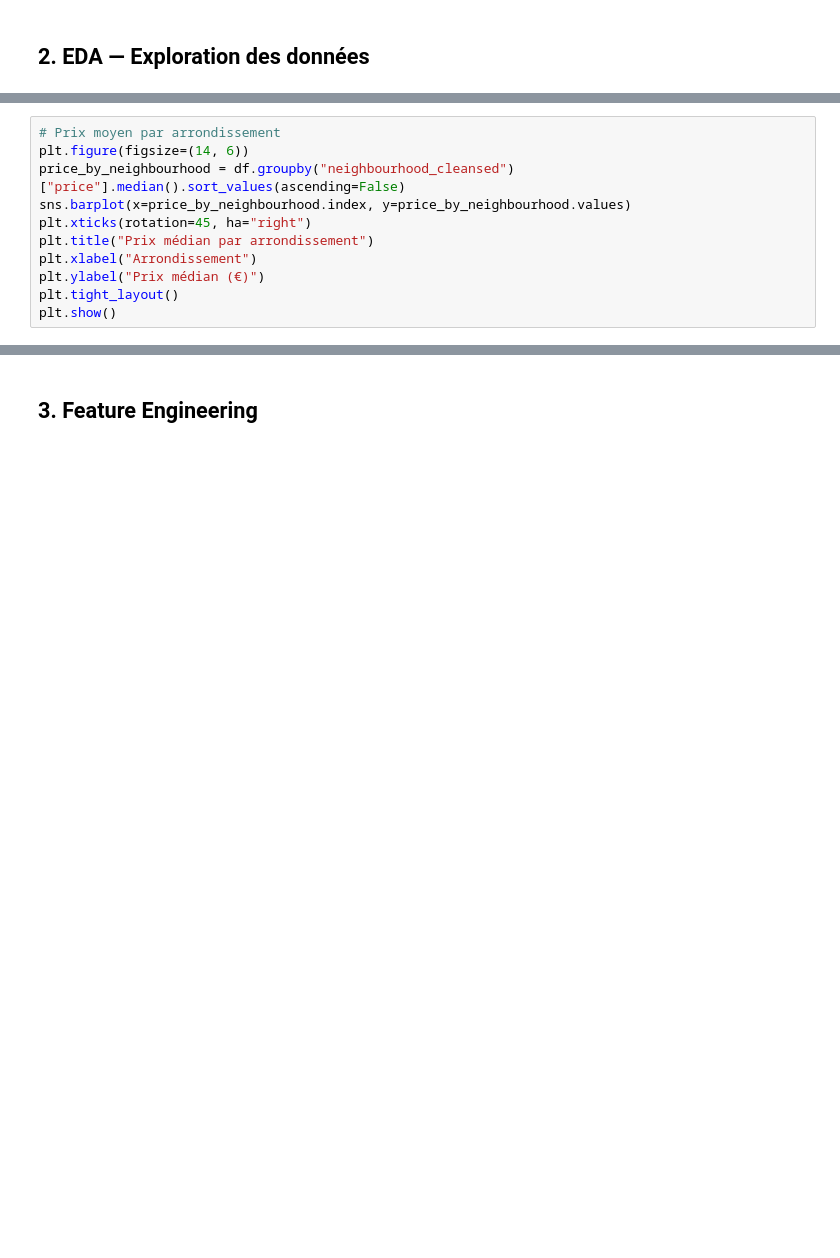
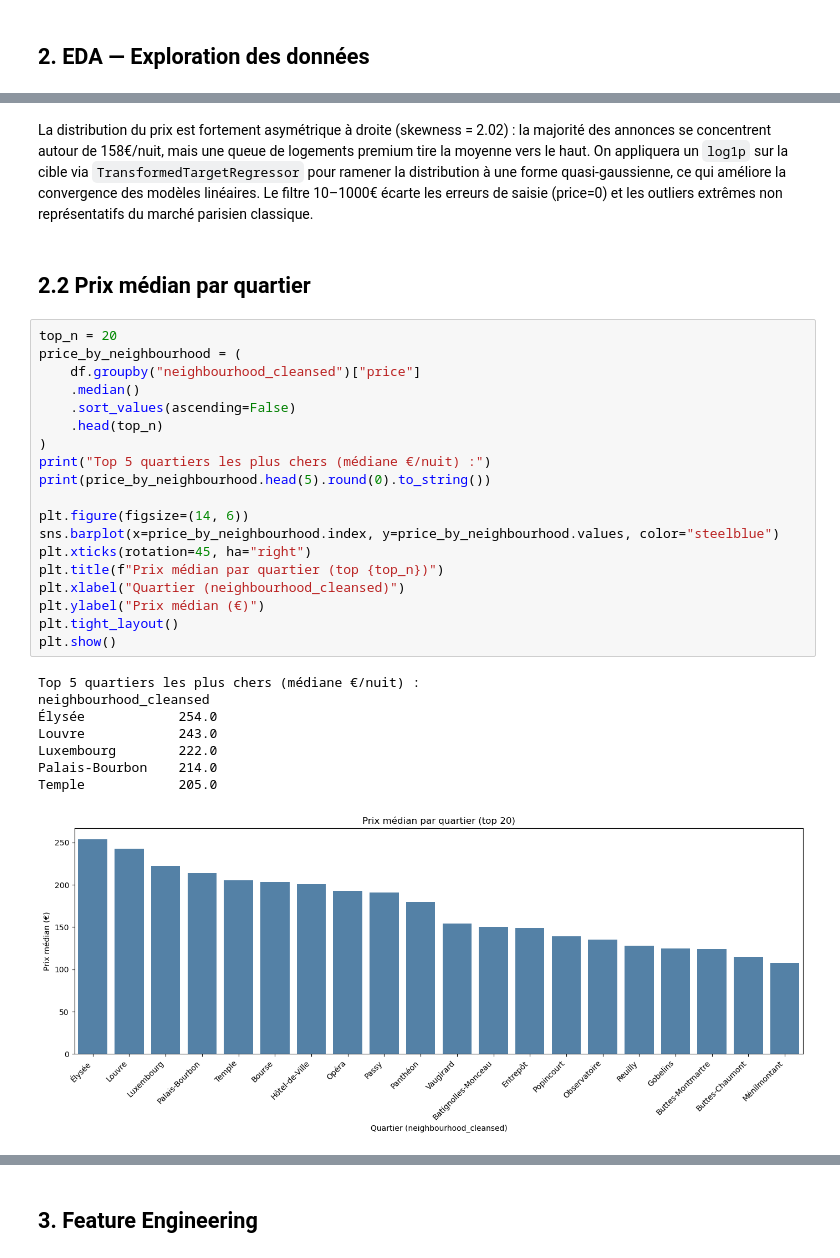
Before and after one commit to Ismaelito91/airbnb-paris-price-predictor, a Jupyter notebook: notebooks/airbnb.ipynb, the cells around one changed output, grey strips where cells are left out. Saved outputs shown, nothing was run; the diff lists cells and outputs as text; blank space fills up the shorter version.

```diff
--- a/notebooks/airbnb.ipynb
+++ b/notebooks/airbnb.ipynb
@@ -162,11 +183,37 @@ plt.show()
+# %% [markdown]
+La distribution du prix est fortement asymétrique à droite (skewness = 2.02) : la majorité des
+annonces se concentrent autour de 158€/nuit, mais une queue de logements premium tire la moyenne
+vers le haut. On appliquera un `log1p` sur la cible via `TransformedTargetRegressor` pour ramener
+la distribution à une forme quasi-gaussienne, ce qui améliore la convergence des modèles linéaires.
+Le filtre 10–1000€ écarte les erreurs de saisie (price=0) et les outliers extrêmes non représentatifs
+du marché parisien classique.
+# %% [markdown]
+## 2.2 Prix médian par quartier
 # %%
-# Prix moyen par arrondissement
+top_n = 20
+price_by_neighbourhood = (
+    df.groupby("neighbourhood_cleansed")["price"]
+    .median()
+    .sort_values(ascending=False)
+    .head(top_n)
+)
+print("Top 5 quartiers les plus chers (médiane €/nuit) :")
+print(price_by_neighbourhood.head(5).round(0).to_string())
+
 plt.figure(figsize=(14, 6))
-price_by_neighbourhood = df.groupby("neighbourhood_cleansed")["price"].median().sort_values(ascending=False)
-sns.barplot(x=price_by_neighbourhood.index, y=price_by_neighbourhood.values)
+sns.barplot(x=price_by_neighbourhood.index, y=price_by_neighbourhood.values, color="steelblue")
 plt.xticks(rotation=45, ha="right")
-plt.title("Prix médian par arrondissement")
-plt.xlabel("Arrondissement")
+plt.title(f"Prix médian par quartier (top {top_n})")
+plt.xlabel("Quartier (neighbourhood_cleansed)")
 plt.ylabel("Prix médian (€)")
 plt.tight_layout()
 plt.show()
+# %% [output]
+Top 5 quartiers les plus chers (médiane €/nuit) :
+neighbourhood_cleansed
+Élysée            254.0
+Louvre            243.0
+Luxembourg        222.0
+Palais-Bourbon    214.0
+Temple            205.0
+[figure, added]
```
Also changed, not shown: parts of 10 cells of this notebook, 1 other file.
